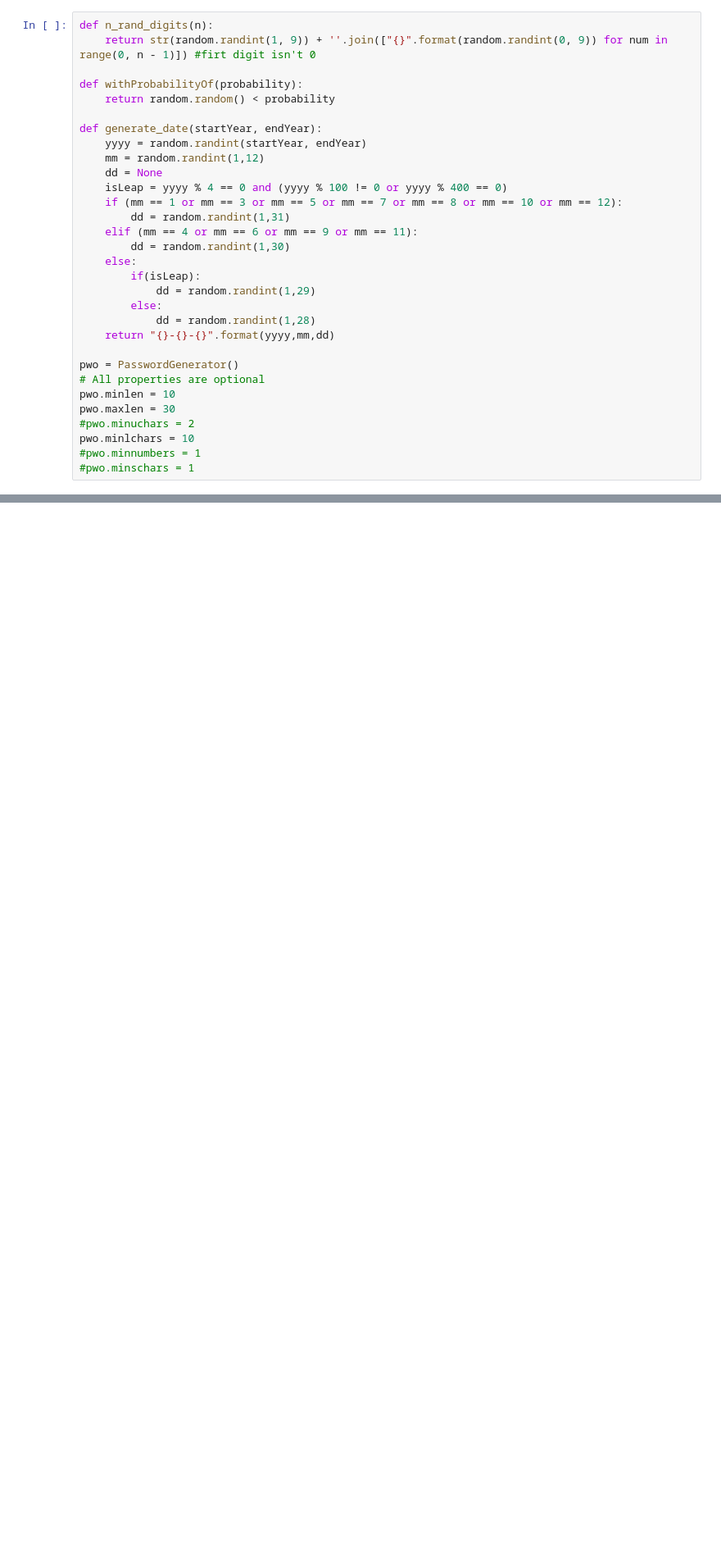
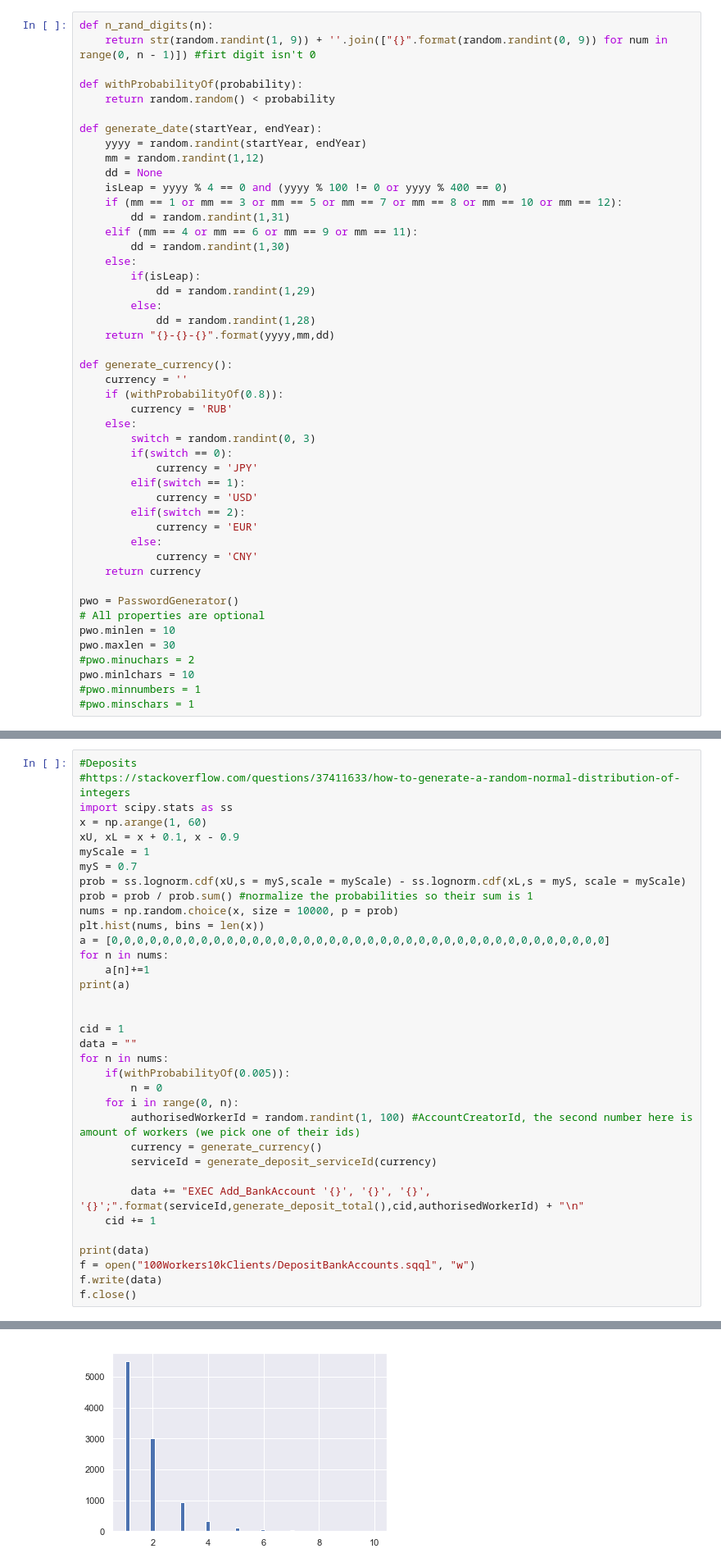
Before and after one commit to miraigajettolab/bank-app-demo, a Jupyter notebook: db coursework/mockdata/SuperDataGenerator.ipynb, the cells around one changed output, grey strips where cells are left out. Shown at 82% size. Drawn from its saved outputs; the diff is of its cells as text; blank space fills up the shorter version.

Commit message:
Add Bank Account test data generation

```diff
--- a/db coursework/mockdata/SuperDataGenerator.ipynb
+++ b/db coursework/mockdata/SuperDataGenerator.ipynb
@@ -50,6 +53,22 @@ def generate_date(startYear, endYear):
             dd = random.randint(1,28)
     return "{}-{}-{}".format(yyyy,mm,dd)
 
+def generate_currency():
+    currency = ''
+    if (withProbabilityOf(0.8)):
+        currency = 'RUB'
+    else:
+        switch = random.randint(0, 3)
+        if(switch == 0):
+            currency = 'JPY'
+        elif(switch == 1):
+            currency = 'USD'
+        elif(switch == 2):
+            currency = 'EUR'
+        else:
+            currency = 'CNY'
+    return currency
+
 pwo = PasswordGenerator()
 # All properties are optional
 pwo.minlen = 10
@@ -113,3 +214,39 @@ Mean: 1.0202013400267558
 Var: 0.04247629348257031
 Skew: 0.6142947619866632
 Kurt: 0.6783657771754372
+# %%
+#Deposits
+#https://stackoverflow.com/questions/37411633/how-to-generate-a-random-normal-distribution-of-integers
+import scipy.stats as ss
+x = np.arange(1, 60)
+xU, xL = x + 0.1, x - 0.9
+myScale = 1
+myS = 0.7
+prob = ss.lognorm.cdf(xU,s = myS,scale = myScale) - ss.lognorm.cdf(xL,s = myS, scale = myScale)
+prob = prob / prob.sum() #normalize the probabilities so their sum is 1
+nums = np.random.choice(x, size = 10000, p = prob)
+plt.hist(nums, bins = len(x))
+a = [0,0,0,0,0,0,0,0,0,0,0,0,0,0,0,0,0,0,0,0,0,0,0,0,0,0,0,0,0,0,0,0,0,0,0,0,0,0,0]
+for n in nums:
+    a[n]+=1
+print(a)
+
+
+cid = 1
+data = ""
+for n in nums:
+    if(withProbabilityOf(0.005)):
+        n = 0
+    for i in range(0, n):
+        authorisedWorkerId = random.randint(1, 100) #AccountCreatorId, the second number here is amount of workers (we pick one of their ids)
+        currency = generate_currency()
+        serviceId = generate_deposit_serviceId(currency)
+
+        data += "EXEC Add_BankAccount '{}', '{}', '{}', '{}';".format(serviceId,generate_deposit_total(),cid,authorisedWorkerId) + "\n"
+    cid += 1
+
+print(data)
+f = open("100Workers10kClients/DepositBankAccounts.sqql", "w")
+f.write(data)
+f.close()
+# %% [output]
@@ -115,0 +270 @@ Kurt: 0.6783657771754372
+[figure, added]
```
Also changed, not shown: parts of 5 cells of this notebook.
